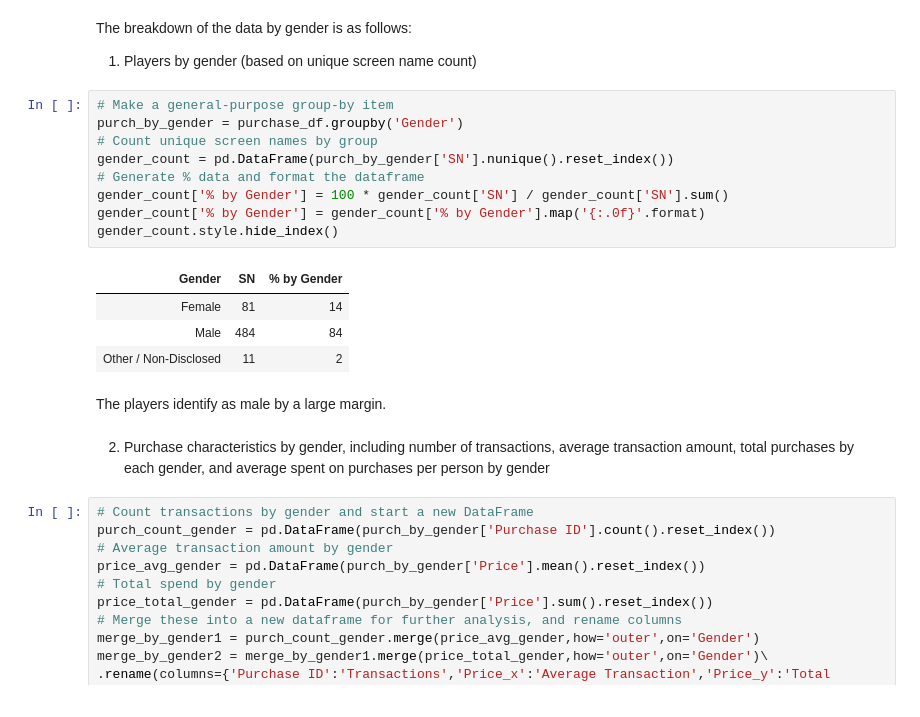
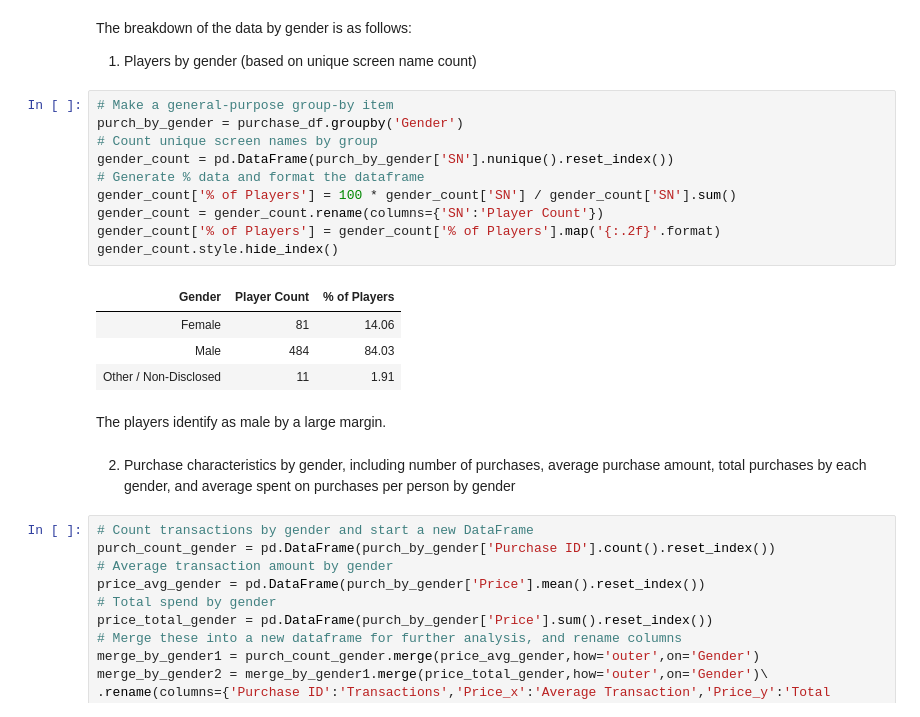
Before and after one commit to andrewguenthner/UCBX, a Jupyter notebook: Assignment 4 - Due 20 Mar/pymoli_analysis.ipynb, the cells around one changed output. Cells and saved outputs as stored; diff of their text form.

```diff
--- a/Assignment 4 - Due 20 Mar/pymoli_analysis.ipynb
+++ b/Assignment 4 - Due 20 Mar/pymoli_analysis.ipynb
@@ -99,21 +94,22 @@ The breakdown of the data by gender is as follows:
 # %%
 # Make a general-purpose group-by item
 purch_by_gender = purchase_df.groupby('Gender')
 # Count unique screen names by group
 gender_count = pd.DataFrame(purch_by_gender['SN'].nunique().reset_index())
 # Generate % data and format the dataframe
-gender_count['% by Gender'] = 100 * gender_count['SN'] / gender_count['SN'].sum()
-gender_count['% by Gender'] = gender_count['% by Gender'].map('{:.0f}'.format)
+gender_count['% of Players'] = 100 * gender_count['SN'] / gender_count['SN'].sum()
+gender_count = gender_count.rename(columns={'SN':'Player Count'})
+gender_count['% of Players'] = gender_count['% of Players'].map('{:.2f}'.format)
 gender_count.style.hide_index()
 # %% [output]
-| Gender | SN | % by Gender |
-| Female | 81 | 14 |
-| Male | 484 | 84 |
-| Other / Non-Disclosed | 11 | 2 |
+| Gender | Player Count | % of Players |
+| Female | 81 | 14.06 |
+| Male | 484 | 84.03 |
+| Other / Non-Disclosed | 11 | 1.91 |
 # %% [markdown]
 The players identify as male by a large margin.
 # %% [markdown]
-2) Purchase characteristics by gender, including number of transactions, average transaction amount, total purchases by each gender, and average spent on purchases per person by gender
+2) Purchase characteristics by gender, including number of purchases, average purchase amount, total purchases by each gender, and average spent on purchases per person by gender
 # %%
 # Count transactions by gender and start a new DataFrame
 purch_count_gender = pd.DataFrame(purch_by_gender['Purchase ID'].count().reset_index())
```
Also changed, not shown: parts of 11 cells of this notebook, 1 other file.
